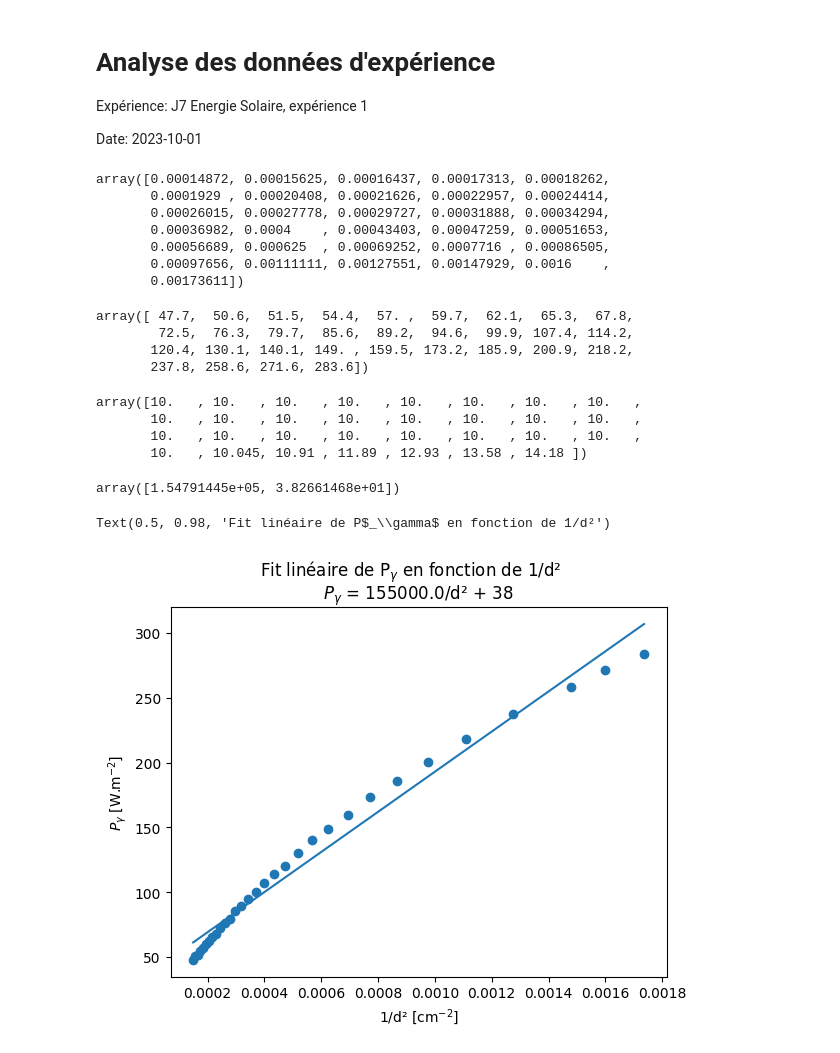
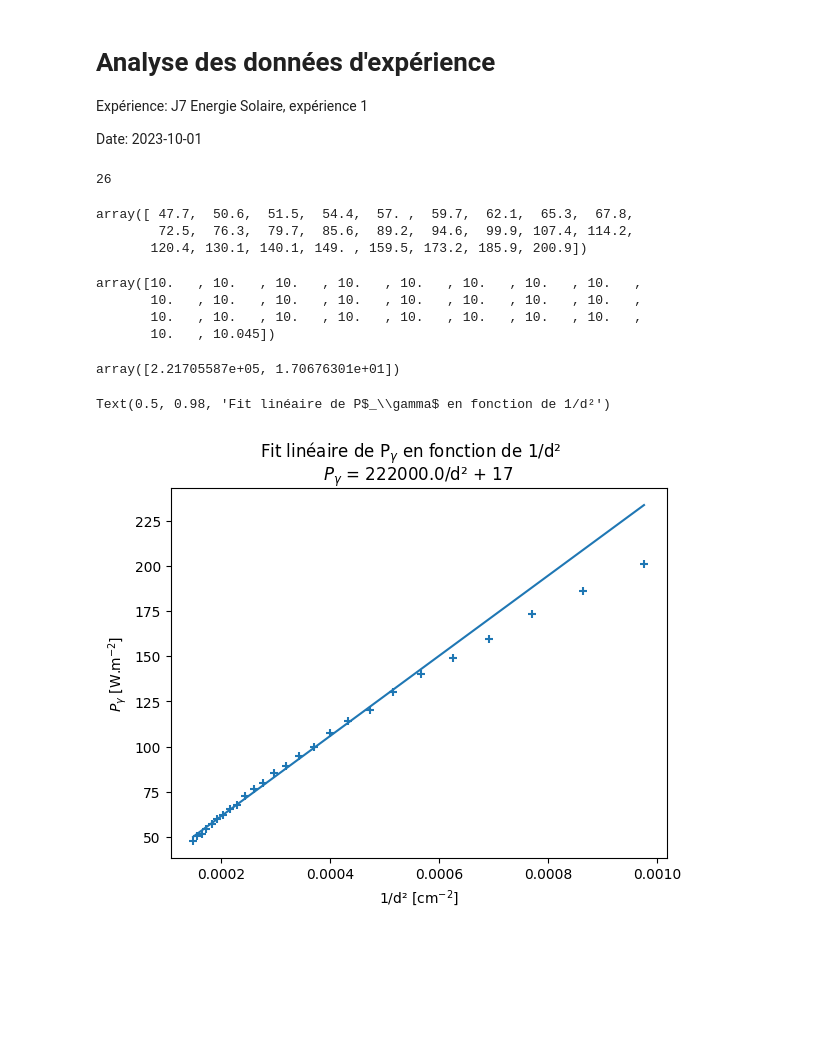
Before and after one commit to TomVdt/TPII-rapports, a Jupyter notebook: 01-J7-energie-solaire/analyse/exp1.ipynb, the cells around one changed output. Drawn from its saved outputs; the diff is of its cells as text; code cells hidden in the pictures; blank space fills up the shorter version.

```diff
--- a/01-J7-energie-solaire/analyse/exp1.ipynb
+++ b/01-J7-energie-solaire/analyse/exp1.ipynb
@@ -12,25 +12,18 @@ import matplotlib.pyplot as plt
 # %%
 import tikzplotlib
 # %%
-rawdata = np.loadtxt("../data/Pgamma(d).csv", dtype=float, delimiter=",", skiprows=1)
+rawdata = np.loadtxt("../data/Pgamma(d).csv", dtype=float, delimiter=",", skiprows=1, max_rows=26)
 d2inverse = 1/rawdata[:,0]**2
-d2inverse
+len(rawdata)
 # %% [output]
-array([0.00014872, 0.00015625, 0.00016437, 0.00017313, 0.00018262,
-       0.0001929 , 0.00020408, 0.00021626, 0.00022957, 0.00024414,
-       0.00026015, 0.00027778, 0.00029727, 0.00031888, 0.00034294,
-       0.00036982, 0.0004    , 0.00043403, 0.00047259, 0.00051653,
-       0.00056689, 0.000625  , 0.00069252, 0.0007716 , 0.00086505,
-       0.00097656, 0.00111111, 0.00127551, 0.00147929, 0.0016    ,
-       0.00173611])
+26
 # %%
 # Pgamma
 rawdata[:,1]
 # %% [output]
 array([ 47.7,  50.6,  51.5,  54.4,  57. ,  59.7,  62.1,  65.3,  67.8,
         72.5,  76.3,  79.7,  85.6,  89.2,  94.6,  99.9, 107.4, 114.2,
-       120.4, 130.1, 140.1, 149. , 159.5, 173.2, 185.9, 200.9, 218.2,
-       237.8, 258.6, 271.6, 283.6])
+       120.4, 130.1, 140.1, 149. , 159.5, 173.2, 185.9, 200.9])
 # %%
 delta_Pgamma = np.maximum.reduce((np.ones(len(rawdata[:,1])) * 10, rawdata[:,1] * 0.05))
 delta_Pgamma
@@ -38,24 +31,24 @@ delta_Pgamma
 array([10.   , 10.   , 10.   , 10.   , 10.   , 10.   , 10.   , 10.   ,
        10.   , 10.   , 10.   , 10.   , 10.   , 10.   , 10.   , 10.   ,
        10.   , 10.   , 10.   , 10.   , 10.   , 10.   , 10.   , 10.   ,
-       10.   , 10.045, 10.91 , 11.89 , 12.93 , 13.58 , 14.18 ])
+       10.   , 10.045])
 # %%
-coefs = np.polyfit(d2inverse, rawdata[:,1], 1)
+coefs = np.polyfit(d2inverse[:21], rawdata[:,1][:21], 1)
 fit = np.poly1d(coefs)
 coefs
 # %% [output]
-array([1.54791445e+05, 3.82661468e+01])
+array([2.21705587e+05, 1.70676301e+01])
 # %%
-plt.scatter(d2inverse, rawdata[:,1])
+plt.scatter(d2inverse, rawdata[:,1], marker="+")
 plt.plot(d2inverse, fit(d2inverse))
 plt.xlabel("1/d² [cm$^{-2}$]")
 plt.ylabel("$P_\gamma$ [W.m$^{-2}$]")
 plt.title(f"$P_\gamma$ = {round(coefs[0], -3)}/d² + {round(coefs[1])}")
 #TODO: signifcant figures
 plt.suptitle("Fit linéaire de P$_\gamma$ en fonction de 1/d²")
 # %% [output]
 Text(0.5, 0.98, 'Fit linéaire de P$_\\gamma$ en fonction de 1/d²')
-[figure, old version]
+[figure, new version]
 # %%
 print(f"On obtient un fit donnant P$_\gamma$ = {coefs[0]}/d² + {coefs[1]}")
 # %% [output]
```
Also changed, not shown: parts of 1 cell of this notebook, 6 other files.
